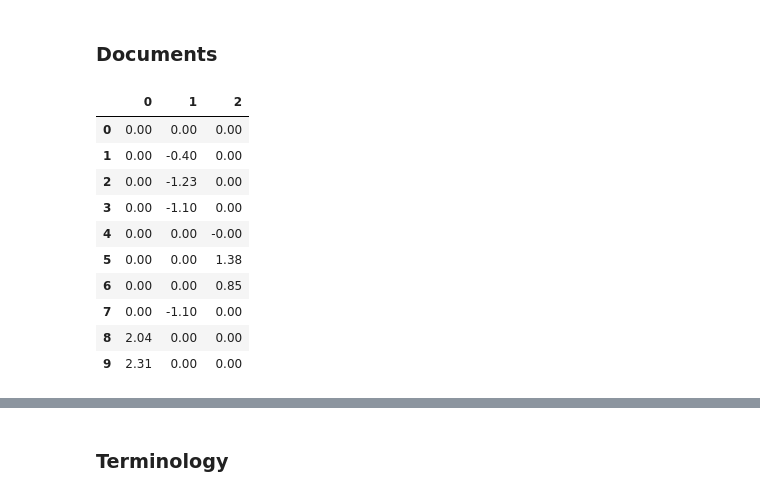
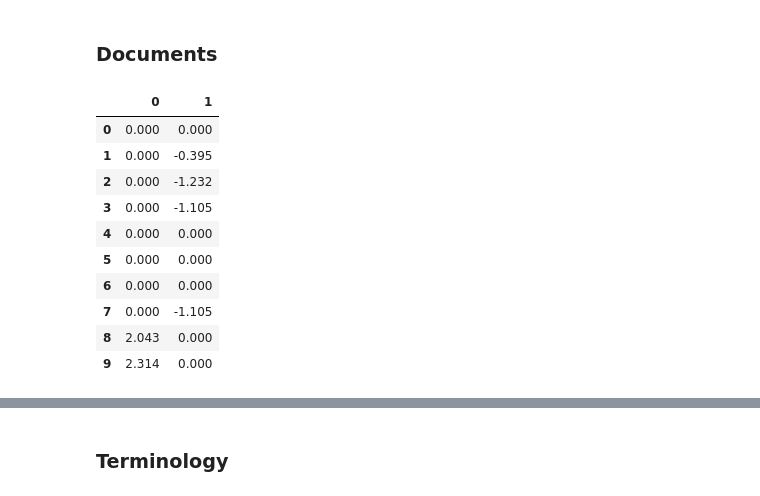
Before and after one commit to afflint/inforet, a Jupyter notebook: 2020-21/latent-semantics.ipynb, the cells around one changed output, grey strips where cells are left out. Drawn from its saved outputs; the diff is of its cells as text; code cells hidden in the pictures.

```diff
--- a/2020-21/latent-semantics.ipynb
+++ b/2020-21/latent-semantics.ipynb
@@ -80,7 +84,7 @@ array([[ 0.,  0.,  0.,  0.,  0.,  1.,  0.,  0.,  0.,  0.,  0.,  0.],
 # %% [markdown]
 ### Reduce number of features
 # %%
-k = 3
+k = 2
 Sigmak = np.zeros((A.shape[0], A.shape[1]))
 Sigmak[:k, :k] = np.diag(S[:k])
 # %%
@@ -93,16 +97,16 @@ T = Sigmak.dot(VT)[:k, :]
 # %%
 Dp = pd.DataFrame(D)
 # %%
-round(Dp, 2)
+round(Dp, 3)
 # %% [output]
-|  | 0 | 1 | 2 |
-| 0 | 0.00 | 0.00 | 0.00 |
-| 1 | 0.00 | -0.40 | 0.00 |
-| 2 | 0.00 | -1.23 | 0.00 |
-| 3 | 0.00 | -1.10 | 0.00 |
-| 4 | 0.00 | 0.00 | -0.00 |
-| 5 | 0.00 | 0.00 | 1.38 |
-| 6 | 0.00 | 0.00 | 0.85 |
-| 7 | 0.00 | -1.10 | 0.00 |
-| 8 | 2.04 | 0.00 | 0.00 |
-| 9 | 2.31 | 0.00 | 0.00 |
+|  | 0 | 1 |
+| 0 | 0.000 | 0.000 |
+| 1 | 0.000 | -0.395 |
+| 2 | 0.000 | -1.232 |
+| 3 | 0.000 | -1.105 |
+| 4 | 0.000 | 0.000 |
+| 5 | 0.000 | 0.000 |
+| 6 | 0.000 | 0.000 |
+| 7 | 0.000 | -1.105 |
+| 8 | 2.043 | 0.000 |
+| 9 | 2.314 | 0.000 |
```
Also changed, not shown: parts of 5 cells of this notebook, 4 other files.
